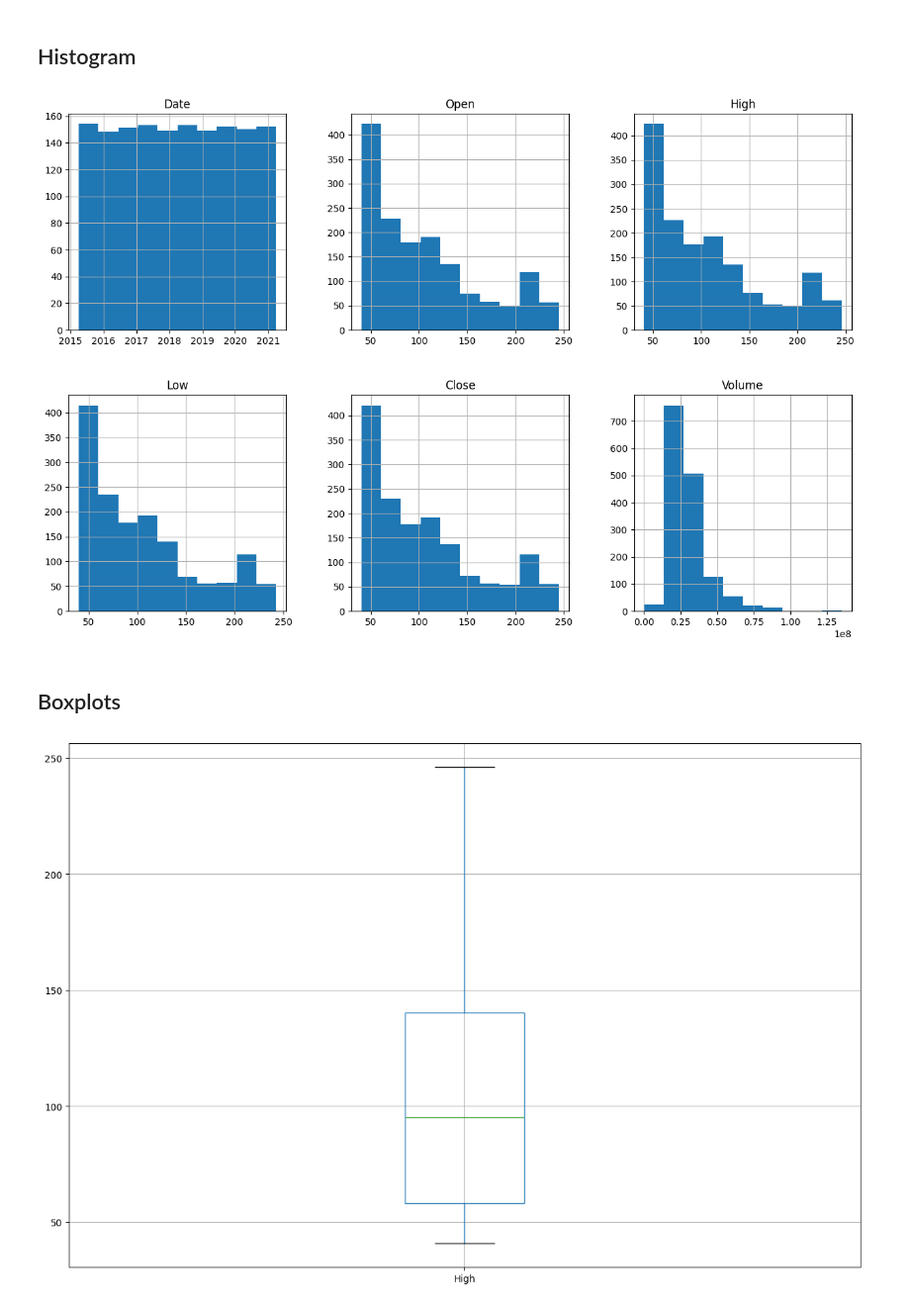
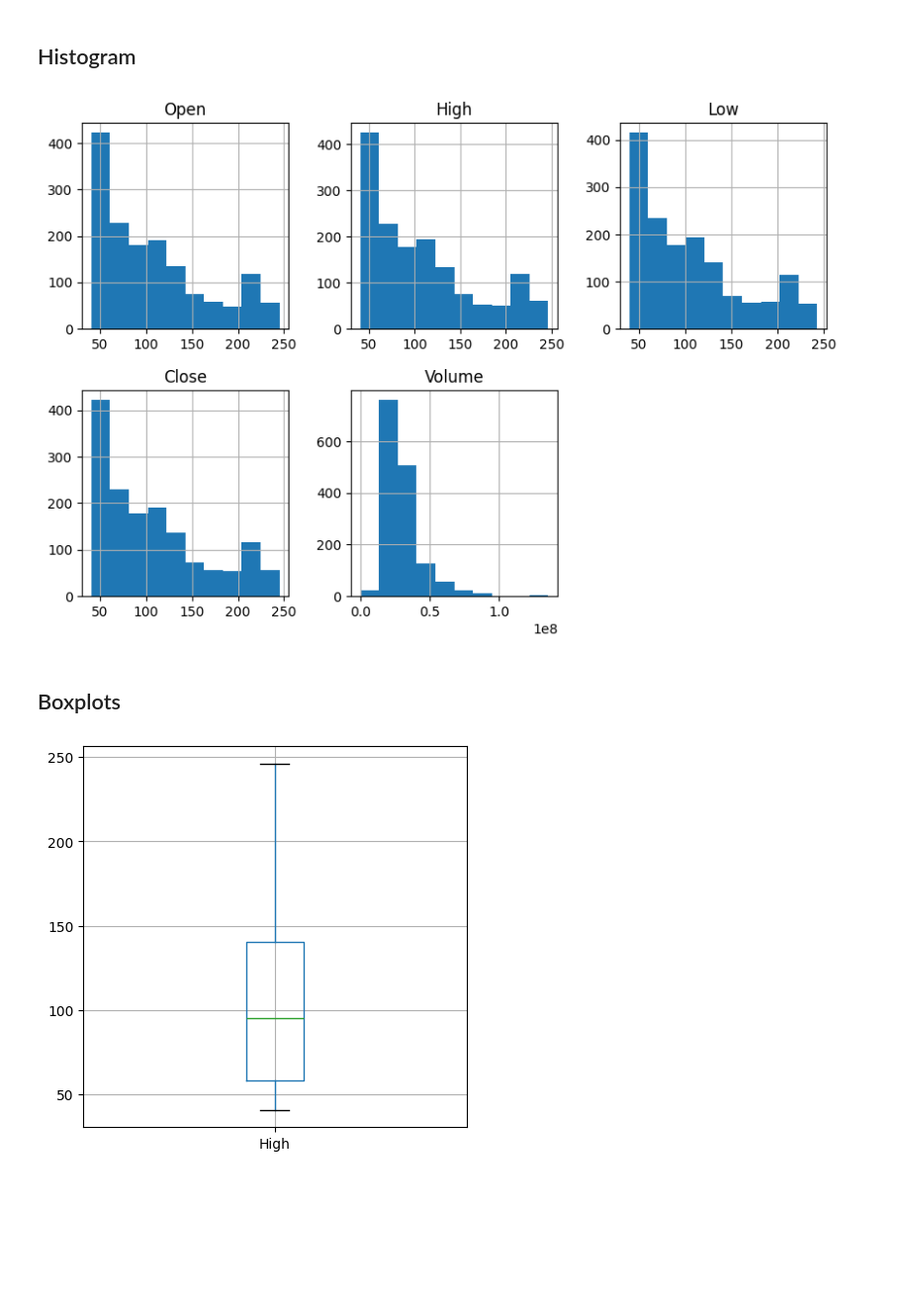
Before and after one commit to Surya-0/Sem_7_CodeXP, a Jupyter notebook: Timeseries_Exp/Lab1_Exp/Microsoft_Stock_Exp.ipynb, the cells around one changed output. Shown: that part at 99% size. Saved outputs shown, nothing was run; the diff lists cells and outputs as text; code cells hidden in the pictures; blank space fills up the shorter version.

```diff
--- a/Timeseries_Exp/Lab1_Exp/Microsoft_Stock_Exp.ipynb
+++ b/Timeseries_Exp/Lab1_Exp/Microsoft_Stock_Exp.ipynb
@@ -122,18 +122,20 @@ df['Date'] = pd.to_datetime(df['Date'])
 df['Date'].dtype
 # %% [output]
 dtype('<M8[ns]')
+# %%
+df.set_index('Date', inplace=True)
 # %% [markdown]
 ## Histogram
 # %%
-df.hist(figsize=(15, 15), layout=(3, 3))  # Adjust the layout as needed
+df.hist(figsize=(10, 10), layout=(3, 3))  # Adjust the layout as needed
 plt.show()
 # %% [output]
-[figure, old version]
+[figure, new version]
 # %% [markdown]
 ## Boxplots
 # %%
-df.boxplot(column = 'High',figsize=(15, 10))
+df.boxplot(column = 'High',figsize=(5, 5))
 plt.show()
 # %% [output]
-[figure, old version]
+[figure, new version]
 # %%
```
Also changed, not shown: parts of 28 cells of this notebook.
